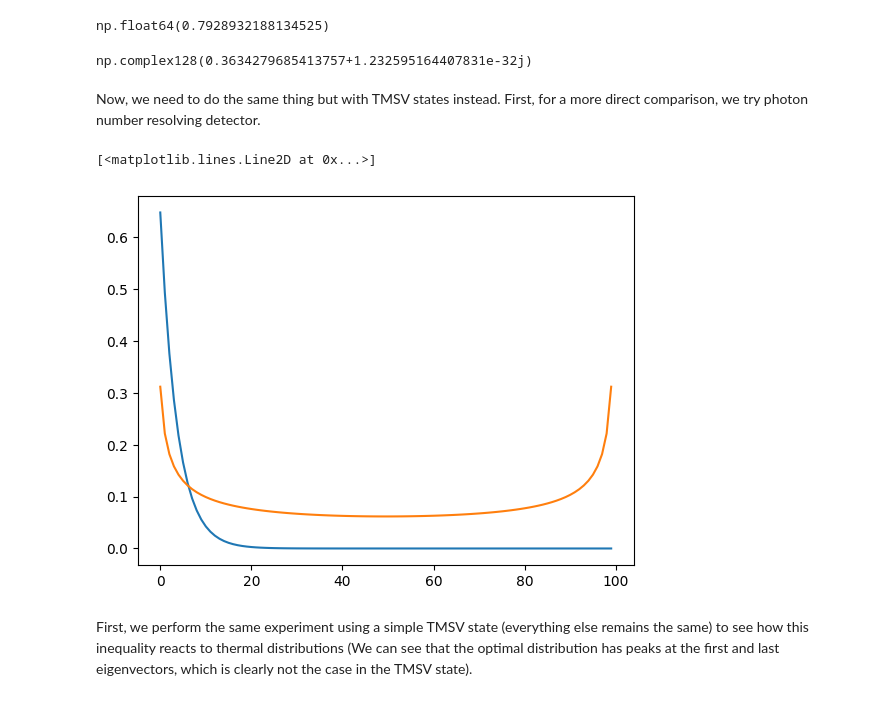
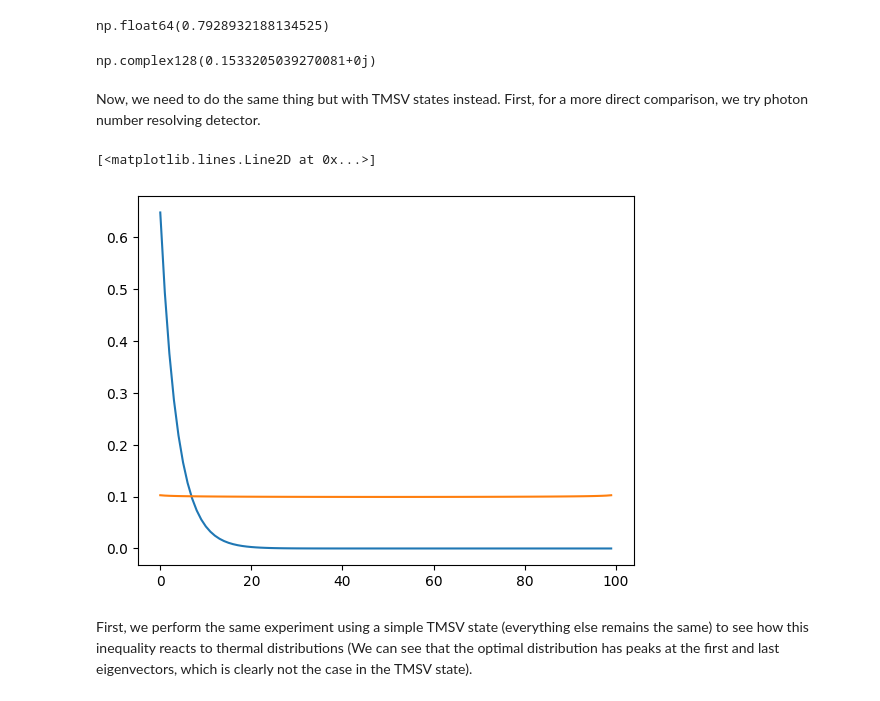
Before and after one commit to anshsingal/Trajectree, a Jupyter notebook: examples/CGLMP.ipynb, the cells around one changed output. Drawn from its saved outputs; the diff is of its cells as text; code cells hidden in the pictures.

```diff
--- a/examples/CGLMP.ipynb
+++ b/examples/CGLMP.ipynb
@@ -131,6 +131,7 @@ psi_approx = 0
 normalization = 0
 
 d = 10
+N=d
 
 for j in range(d):
     normalization += ((j+1)*(d-j))**(-2/N)
@@ -144,25 +145,26 @@ dm_approx = psi_approx @ psi_approx.T.conj()
 
 np.trace(dm_approx @ Bell_operator(d,d))
 # %% [output]
-np.complex128(0.3634279685413757+1.232595164407831e-32j)
+np.complex128(0.1533205039270081+0j)
 # %% [markdown]
 Now, we need to do the same thing but with TMSV states instead. First, for a more direct comparison, we try photon number resolving detector.
 # %%
 r = 1
 d = 100
+N=d
 
 tmsv = [np.cosh(r)**(-1) * np.tanh(r)**n for n in range(d)]
 plt.plot(tmsv)
 
 normalization = 0
 for j in range(d):
     normalization += ((j+1)*(d-j))**(-2/N)
 approx = [1/(sqrt(normalization) * ((k+1)*(d-k))**(1/N)) for k in range(d)]
 
 plt.plot(approx)
 # %% [output]
 [<matplotlib.lines.Line2D at 0x...>]
-[figure, old version]
+[figure, new version]
 # %% [markdown]
 First, we perform the same experiment using a simple TMSV state (everything else remains the same) to see how this inequality reacts to thermal distributions (We can see that the optimal distribution has peaks at the first and last eigenvectors, which is clearly not the case in the TMSV state).
 # %%
```
Also changed, not shown: parts of 2 cells of this notebook, 21 other files.
